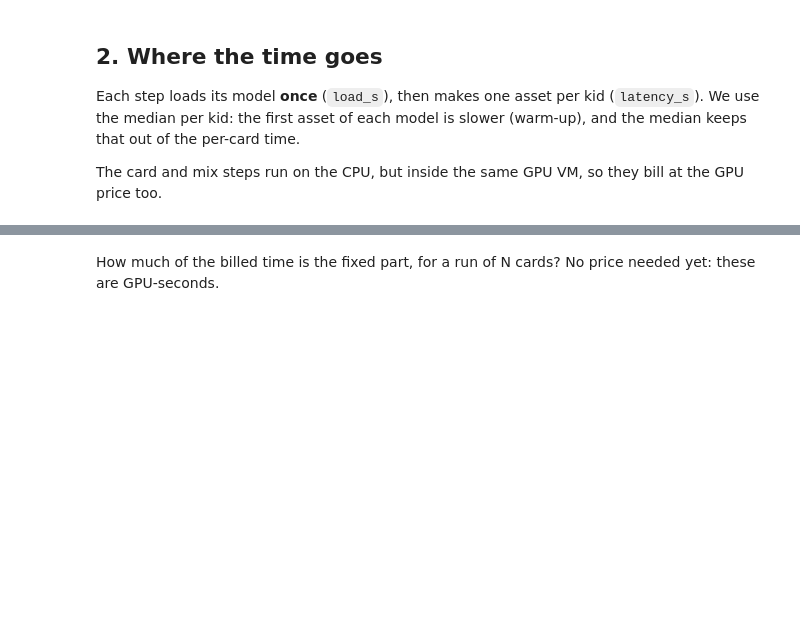
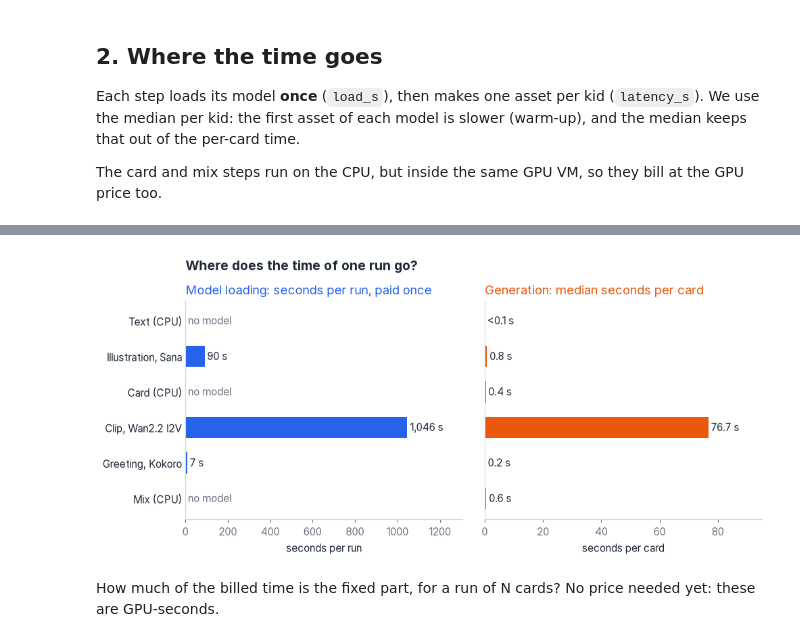
Before and after one commit to DataTalksClub/production-ai-agents-for-media-generation, a Jupyter notebook: 01-consistent-media-generation-on-serverless-gpus/code/nb-measuring-costs.ipynb, the cells around one changed output, grey strips where cells are left out. Cells and saved outputs as stored; diff of their text form; code cells hidden in the pictures; blank space fills up the shorter version.

```diff
--- a/01-consistent-media-generation-on-serverless-gpus/code/nb-measuring-costs.ipynb
+++ b/01-consistent-media-generation-on-serverless-gpus/code/nb-measuring-costs.ipynb
@@ -53,16 +56,28 @@ SPOT_SNAPSHOT = "2026-11-14T15:05Z"  # snapshotTime the spot-price API returned
 
 # USD per hour for one GPU and the preset the run used
 PRICES = {
-    "H100": {"file": "h100.json", "platform": "gpu-h100-sxm", "region": "eu-north1",
-             "regular": 4.50, "spot": 2.07},
-    "H200": {"file": "h200.json", "platform": "gpu-h200-sxm", "region": "eu-north1",
-             "regular": 5.40, "spot": 2.48},
+    "H100": {
+        "file": "h100.json",
+        "platform": "gpu-h100-sxm",
+        "region": "eu-north1",
+        "regular": 4.50,
+        "spot": 2.07,
+    },
+    "H200": {
+        "file": "h200.json",
+        "platform": "gpu-h200-sxm",
+        "region": "eu-north1",
+        "regular": 5.40,
+        "spot": 2.48,
+    },
     # RTX PRO 6000 (gpu-rtx6000-a): our run was in uk-south2
-    "RTX PRO 6000": {"file": "rtx-pro-6000.json", "platform": "gpu-rtx6000-a",
-                     "region": "uk-south2", "regular": 1.80, "spot": 1.38},
-    # L40S: no spot price; regular and preemptible are fixed, GPU + 8 vCPU + 32 GiB RAM
-    "L40S": {"file": "l40s.json", "platform": "gpu-l40s-a", "region": "eu-north1",
-             "regular": 1.35 + 8 * 0.012 + 32 * 0.0032, "spot": 0.65 + 8 * 0.006 + 32 * 0.0016},
+    "RTX PRO 6000": {
+        "file": "rtx-pro-6000.json",
+        "platform": "gpu-rtx6000-a",
+        "region": "uk-south2",
+        "regular": 1.80,
+        "spot": 1.38,
+    },
 }
 
 # Per-call API for the clip step: the same model, Wan 2.2 A14B image-to-video
@@ -77,5 +92,5 @@ API = {
 }
 
 T_START_S = 157.7  # s, Create -> container running; one H100 Job, 2026-11-14
-MAIN_GPU = "H100"  # the run sections 1-3 use
+MAIN_GPU = "H100"  # the run sections 1 to 4.2 use
 # %%
@@ -100,11 +127,10 @@ To use your own run, for example the 10-kid batch Job: download its `metrics_bat
 # %%
 def load_run(gpu: str) -> dict:
-    """Read one run's metrics_batch.json from assets/example_runs/."""
-    return json.loads((RUNS_DIR / PRICES[gpu]["file"]).read_text())
+    """Read one of our runs from assets/example_runs/."""
+    return costs.read_run(RUNS_DIR / PRICES[gpu]["file"])
 
 
 m = load_run(MAIN_GPU)
 steps = m["steps"]
-kids = list(next(iter(steps.values()))["latency_s"])
 print(f"{m['n']} kids on {m['gpu']}, steps: {', '.join(steps)}")
 print(f"worker runtime: {m['runtime_s']:.1f} s, started {m['started_at']}")
@@ -150,3 +169,8 @@ print(f"marginal, once per card: median {t_gen:.1f} s")
+# %%
+fig = costs.time_chart(steps)
+plt.show()
+# %% [output]
+[figure, added]
 # %% [markdown]
 How much of the billed time is the fixed part, for a run of N cards? No price needed yet: these are GPU-seconds.
 # %%
```
Also changed, not shown: parts of 37 cells of this notebook, 8 other files.
